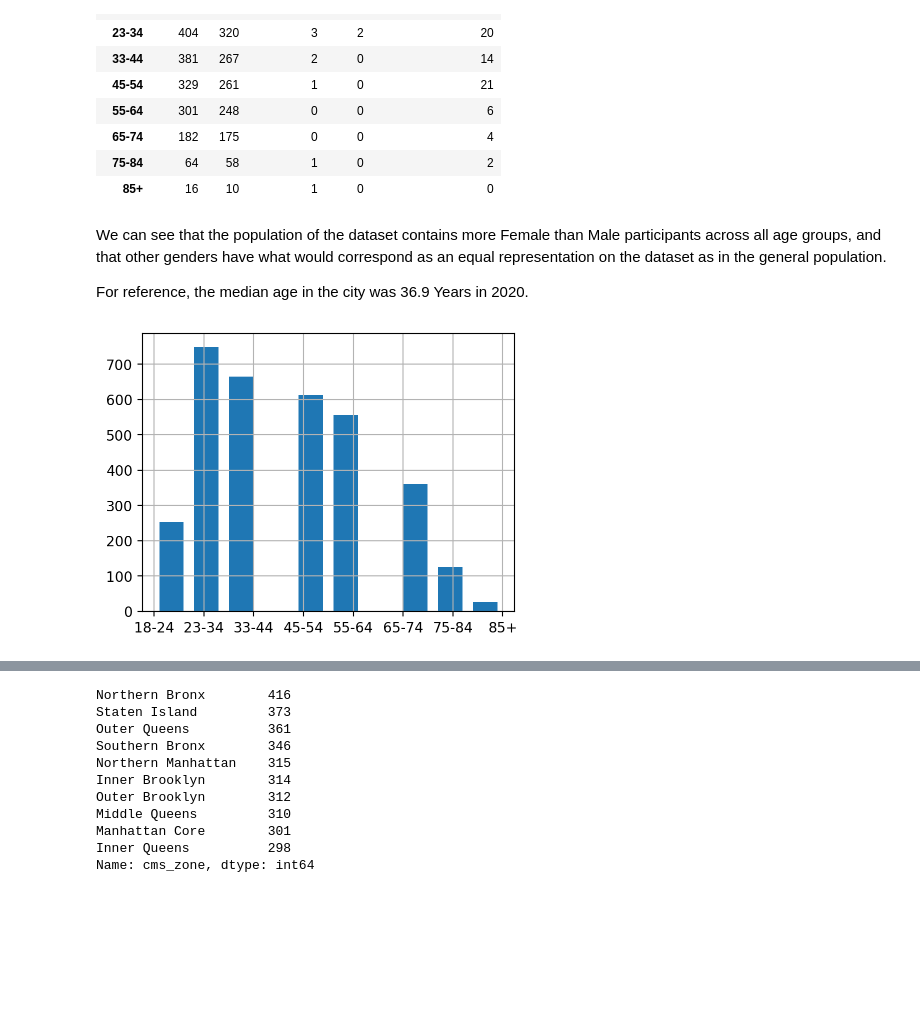
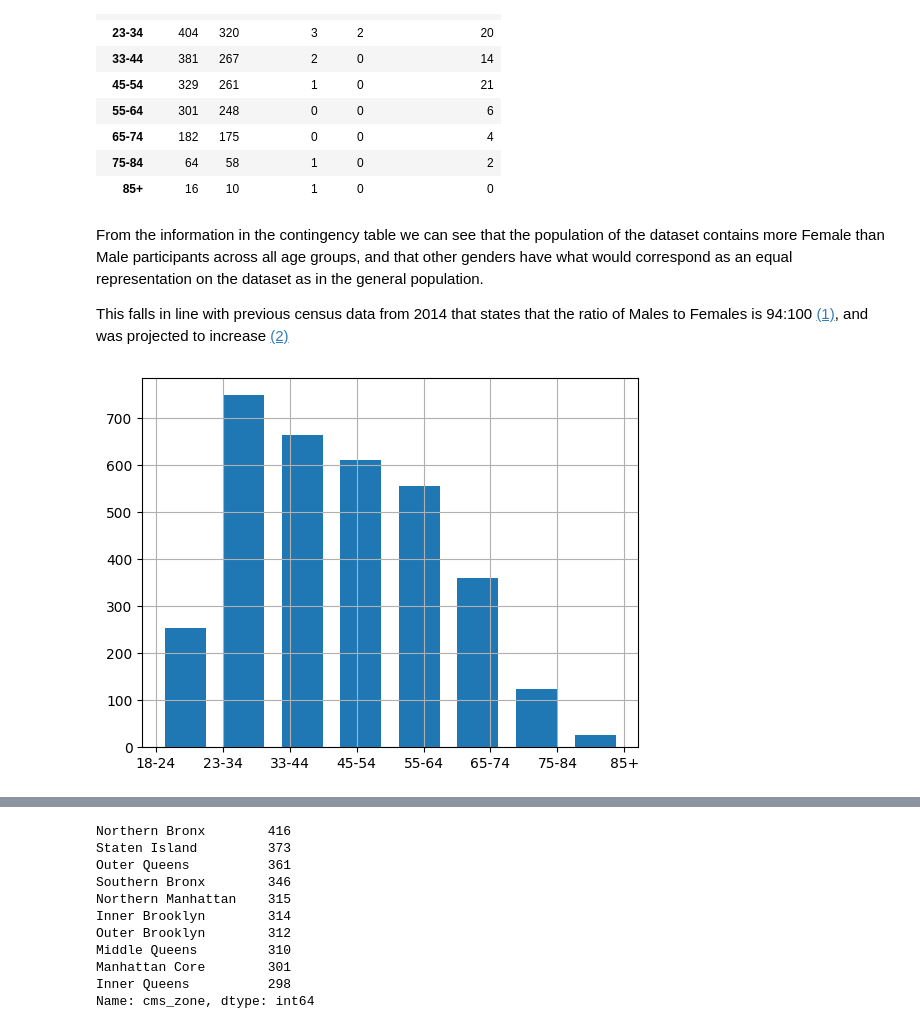
Before and after one commit to Axemt/TUD-2223-DATAH3-Project, a Jupyter notebook: NYC's 2019 Citywide Mobility Survey.ipynb, the cells around one changed output, grey strips where cells are left out. Cells and saved outputs as stored; diff of their text form; code cells hidden in the pictures; blank space fills up the shorter version.

```diff
--- a/NYC's 2019 Citywide Mobility Survey.ipynb
+++ b/NYC's 2019 Citywide Mobility Survey.ipynb
@@ -56,7 +60,7 @@ The survey contains a variety of attributes regarding the survey's result, as we
 import pandas as pd
 
 attributes = ['num_days','cms_zone', 'num_trips', 'num_walk_trips', 'num_transit_trips', 'num_bike_trips',
-              'num_taxi_trips', 'num_tnc_trips','age','gender','employment','student','industry',
+              'num_taxi_trips', 'num_tnc_trips','age','gender','employment','student',
               'work_cms_zone','work_mode']
 
 df = pd.read_csv('Citywide_Mobility_Survey_-_Person_Survey_2019.csv')[attributes]
@@ -255,14 +258,14 @@ pd.crosstab(df.age, df.gender)
 | 75-84 | 64 | 58 | 1 | 0 | 2 |
 | 85+ | 16 | 10 | 1 | 0 | 0 |
 # %% [markdown]
-We can see that the population of the dataset contains more Female than Male participants across all age groups, and that other genders have what would correspond as an equal representation on the dataset as in the general population.
+From the information in the contingency table we can see that the population of the dataset contains more Female than Male participants across all age groups, and that other genders have what would correspond as an equal representation on the dataset as in the general population.
 
-For reference, the median age in the city was 36.9 Years in 2020.
+This falls in line with previous census data from 2014 that states that the ratio of Males to Females is 94:100 [(1)](https://www.states101.com/gender-ratios/new-york/new-york-county), and was projected to increase [(2)](https://www.census.gov/quickfacts/fact/table/newyorkcitynewyork/SEX255221#SEX255221)
 # %%
-df['age'].hist(rwidth=0.7)
+df['age'].hist(rwidth=0.7, bins=8)
 plt.show()
 # %% [output]
-[figure, old version]
+[figure, new version]
 # %% [markdown]
 This lines up with the typical age distribution for cities nowadays, and verifies the claim that the survey was representative of the population. Below is the breakdown of population in age ranges for 2021 [(source)](https://www.statista.com/statistics/911456/new-york-population-share-age-group/).
 
```
Also changed, not shown: parts of 59 cells of this notebook, 2 other files.
